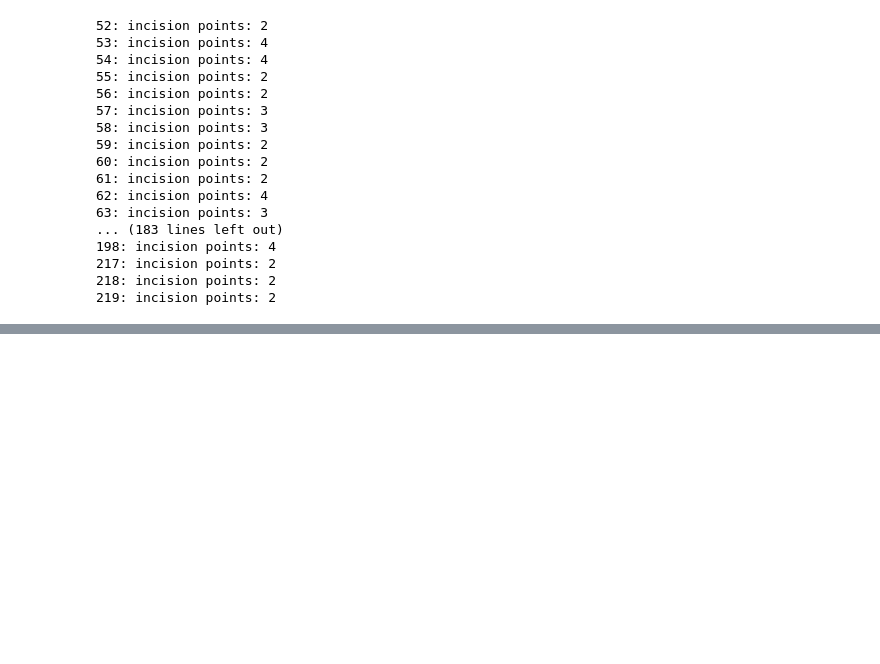
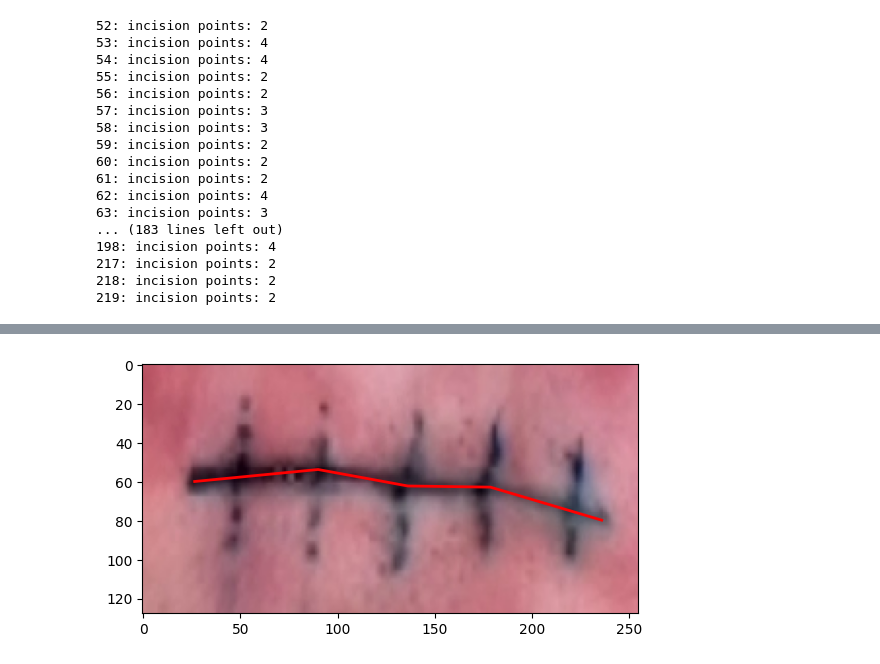
Before and after one commit to tomhruby1/zdo, a Jupyter notebook: preprocessing.ipynb, the cells around one changed output, grey strips where cells are left out. Saved outputs shown, nothing was run; the diff lists cells and outputs as text; code cells hidden in the pictures; blank space fills up the shorter version.

Commit message:
Dataset class

```diff
--- a/preprocessing.ipynb
+++ b/preprocessing.ipynb
@@ -186,0 +151,15 @@ for idx, label in enumerate(data[str(image_id)]['label']):
+# %%
+from torch.utils.data import Dataset, DataLoader, random_split
+
+dataset = ZdoDataset(out_json_p)
+
+# TODO: train val test into separate jsons
+dataloader = DataLoader(dataset, batch_size=64, shuffle=True)
+
+dataiter = iter(dataloader)
+images, labels = next(dataiter)
+
+# TODO: only incision supported atm
+visualize_tensor(images[0], labels[0])
+# %% [output]
+[figure, added]
```
Also changed, not shown: parts of 7 cells of this notebook, 1 other file.
